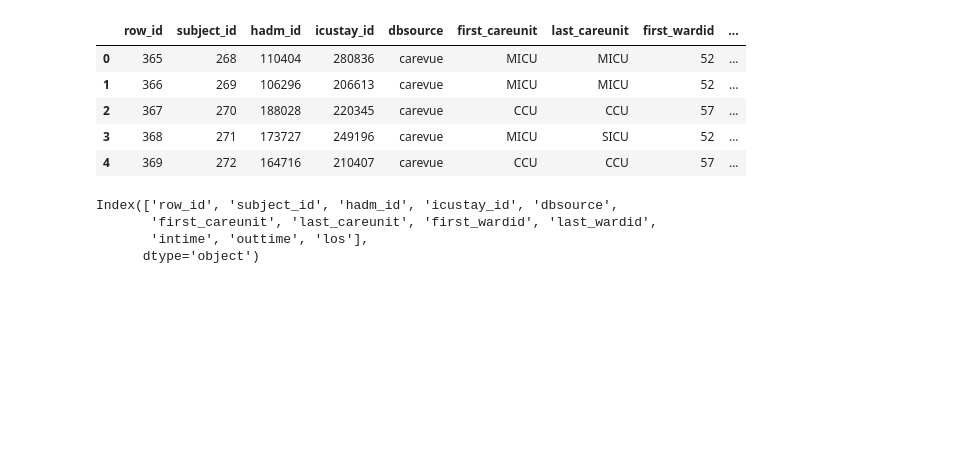
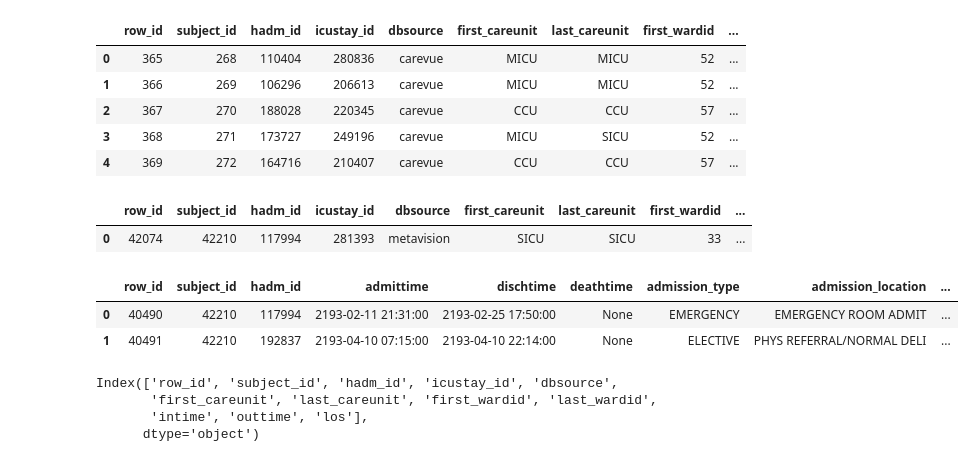
Before and after one commit to johntiger1/multimodal_fairness, a Jupyter notebook: MIMIC-Data-Explore.ipynb, the cells around one changed output. Cells and saved outputs as stored; diff of their text form; code cells hidden in the pictures; blank space fills up the shorter version.

```diff
--- a/MIMIC-Data-Explore.ipynb
+++ b/MIMIC-Data-Explore.ipynb
@@ -42,6 +42,29 @@ df.head()
 | 2 | 367 | 270 | 188028 | 220345 | carevue | CCU | CCU | 57 | ... |
 | 3 | 368 | 271 | 173727 | 249196 | carevue | MICU | SICU | 52 | ... |
 | 4 | 369 | 272 | 164716 | 210407 | carevue | CCU | CCU | 57 | ... |
+# %%
+query = query_schema + """
+SELECT *
+FROM icustays
+where subject_id=42210
+"""
+df = pd.read_sql_query(query, con)
+df.head()
+# %% [output]
+|  | row_id | subject_id | hadm_id | icustay_id | dbsource | first_careunit | last_careunit | first_wardid | ... |
+| 0 | 42074 | 42210 | 117994 | 281393 | metavision | SICU | SICU | 33 | ... |
+# %%
+query = query_schema + """
+SELECT *
+FROM admissions
+where subject_id=42210
+"""
+df = pd.read_sql_query(query, con)
+df.head()
+# %% [output]
+|  | row_id | subject_id | hadm_id | admittime | dischtime | deathtime | admission_type | admission_location | ... |
+| 0 | 40490 | 42210 | 117994 | 2193-02-11 21:31:00 | 2193-02-25 17:50:00 | None | EMERGENCY | EMERGENCY ROOM ADMIT | ... |
+| 1 | 40491 | 42210 | 192837 | 2193-04-10 07:15:00 | 2193-04-10 22:14:00 | None | ELECTIVE | PHYS REFERRAL/NORMAL DELI | ... |
 # %%
 df.columns
 # %% [output]
```
